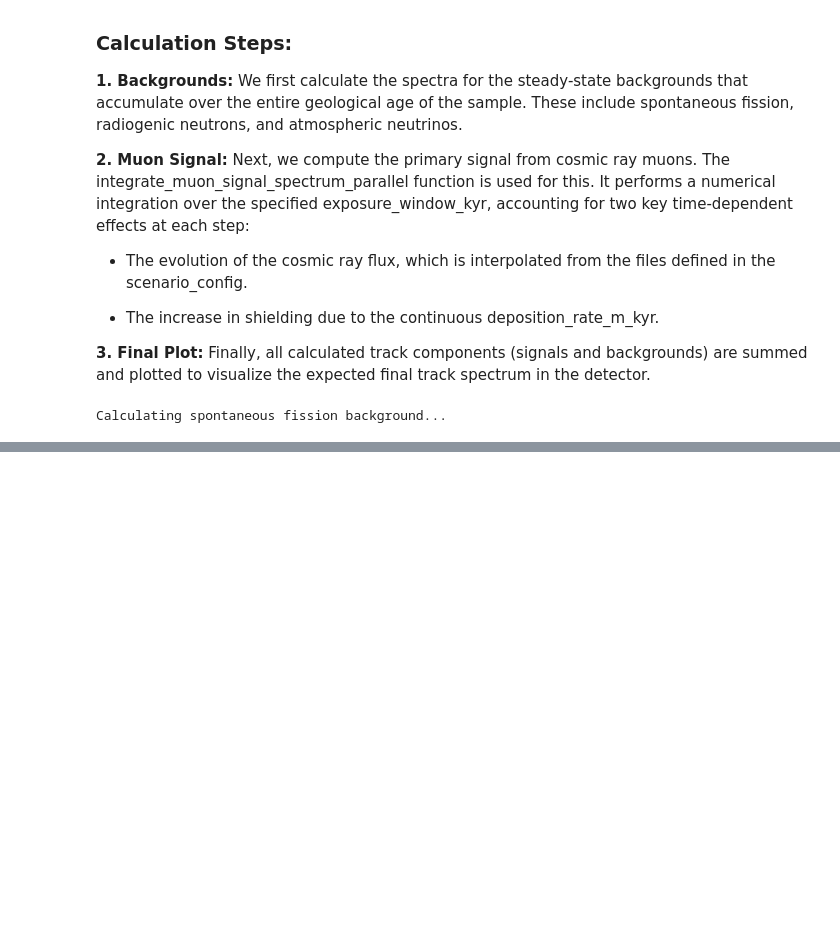
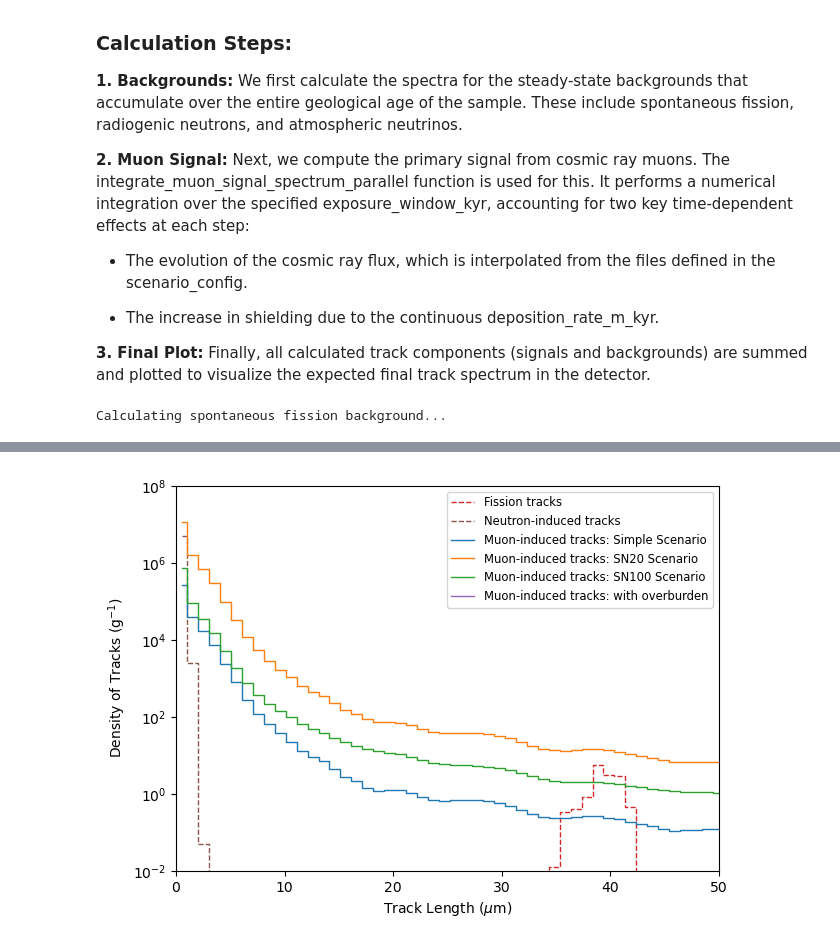
Before and after one commit to cgalelli/PrimusCode, a Jupyter notebook: MSC_analysis.ipynb, the cells around one changed output, grey strips where cells are left out. Saved outputs shown, nothing was run; the diff lists cells and outputs as text; code cells hidden in the pictures; blank space fills up the shorter version.

Commit message:
New plots for msc

```diff
--- a/MSC_analysis.ipynb
+++ b/MSC_analysis.ipynb
@@ -167,24 +328,26 @@ post_tracks = [mineral.integrate_muon_signal_spectrum_parallel(
 # %%
 fig, ax = plt.subplots(figsize=[7, 5])
 
 i = 1
 
 ax.step(x_mids/1000, np.array(total_fission_tracks)/(1e3*sample_mass_kg), color='C3', linestyle='dashed', linewidth=1., label="Fission tracks", where='mid')
 ax.step(x_mids/1000, np.array(total_neutron_tracks)/(1e3*sample_mass_kg), color='C5', linestyle='dashed', linewidth=1., label="Neutron-induced tracks", where='mid')
 ax.step(x_mids/1000, np.array(total_muon_tracks_simple[i])/(1e3*sample_mass_kg), color='C0', label="Muon-induced tracks: Simple Scenario", linestyle='-', linewidth=1., where='mid')
 ax.step(x_mids/1000, np.array(total_muon_tracks_SN20[i])/(1e3*sample_mass_kg), color='C1', label="Muon-induced tracks: SN20 Scenario", linestyle='-', linewidth=1., where='mid')
 ax.step(x_mids/1000, np.array(total_muon_tracks_SN100[i])/(1e3*sample_mass_kg), color='C2', label="Muon-induced tracks: SN100 Scenario", linestyle='-', linewidth=1., where='mid')
 ax.step(x_mids/1000, np.array(post_tracks[i])/(1e3*sample_mass_kg), color='C4', label="Muon-induced tracks: with overburden", linestyle='-', linewidth=1., where='mid')
 
-ax.set_title(f"Track density distribution in {mineral_name} in the slow deposition scenario")
+#ax.set_title(f"Track density distribution in {mineral_name} in the slow deposition scenario")
 ax.set_xlabel(r"Track Length ($\mu$m)")
 ax.set_ylabel(r"Density of Tracks (g$^{-1}$)")
 ax.set_yscale("log")
 ax.set_ylim(1e-2, 1e8)
 ax.set_xlim(0, 50)
 ax.legend(fontsize='small')
 plt.savefig("Plots/MSC_track_number_per_gram.png", dpi=500)
 plt.show()
+# %% [output]
+[figure, added]
 # %%
 fig, ax = plt.subplots(figsize=[7, 5])
 
```
Also changed, not shown: parts of 8 cells of this notebook.
